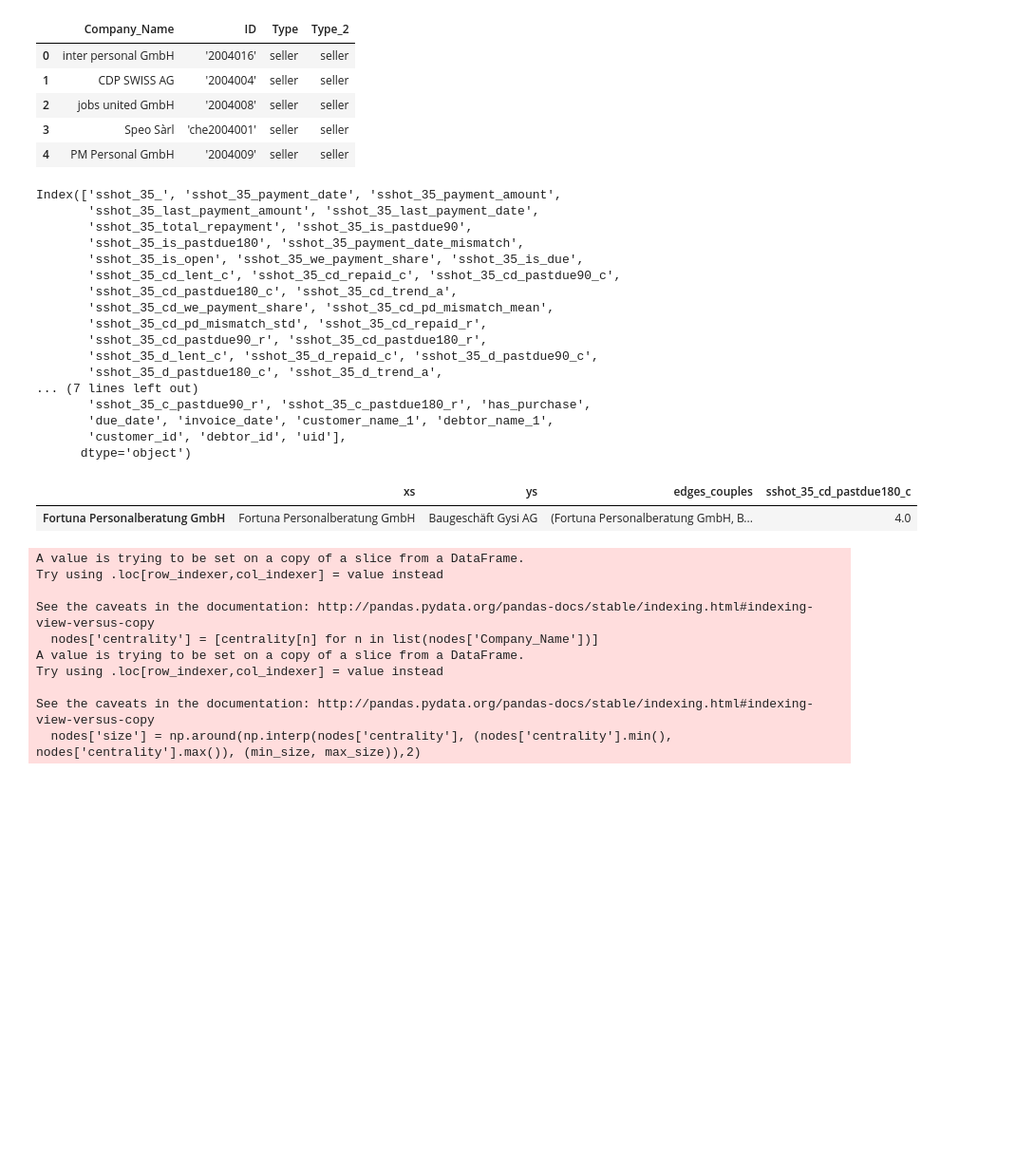
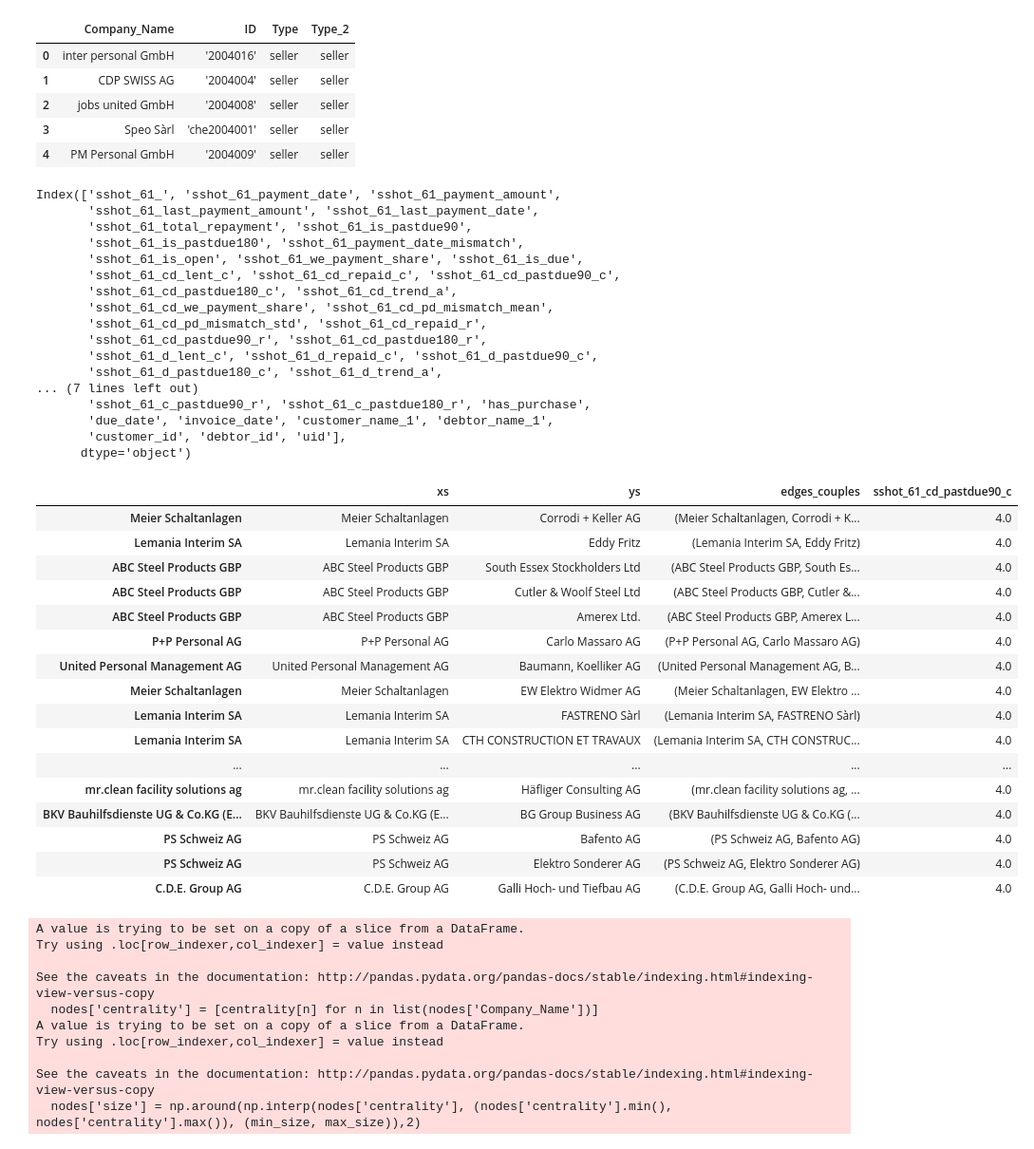
Before and after one commit to davidemariani/networkAnalysisForML, a Jupyter notebook: network_modelling_testing.ipynb, the cells around one changed output. Shown at 95% size. Saved outputs shown, nothing was run; the diff lists cells and outputs as text; code cells hidden in the pictures; blank space fills up the shorter version.

Commit message:
new snapshots dataset created - some new networkx function in network_modelling_testing

```diff
--- a/network_modelling_testing.ipynb
+++ b/network_modelling_testing.ipynb
@@ -26,9 +61,9 @@ inst = pd.read_pickle(datafolder+'snapshots_cd-d-cstats.pkl')
 # %%
 #selecting one snapshot
-snapshot = 'sshot_35_'
-s35 = inst[inst[snapshot]][[c for c in inst.columns if snapshot in c] \
+snapshot = 'sshot_61_'
+s61 = inst[inst[snapshot]][[c for c in inst.columns if snapshot in c] \
                       +['has_purchase', 'due_date', 'invoice_date', 'customer_name_1',
                        'debtor_name_1', 'customer_id', 'debtor_id', 'uid']]
-s35 = s35[s35.has_purchase]
+s61 = s61[s61.has_purchase]
 #s35.transpose()
 # %%
@@ -98,0 +114,16 @@ s35.sshot_35_d_pd_mismatch_std.max()
+# %%
+fields = ['sshot_61_cd_lent_c', 'sshot_61_cd_repaid_c', 'sshot_61_cd_pastdue90_c',
+       'sshot_61_cd_pastdue180_c', 'sshot_61_cd_trend_a',
+       'sshot_61_cd_we_payment_share', 'sshot_61_cd_pd_mismatch_mean',
+       'sshot_61_cd_pd_mismatch_std', 'sshot_61_cd_repaid_r',
+       'sshot_61_cd_pastdue90_r', 'sshot_61_cd_pastdue180_r',
+       'sshot_61_d_lent_c', 'sshot_61_d_repaid_c', 'sshot_61_d_pastdue90_c',
+       'sshot_61_d_pastdue180_c', 'sshot_61_d_trend_a',
+       'sshot_61_d_we_payment_share', 'sshot_61_d_pd_mismatch_mean',
+       'sshot_61_d_pd_mismatch_std', 'sshot_61_d_repaid_r',
+       'sshot_61_d_pastdue90_r', 'sshot_61_d_pastdue180_r',
+       'sshot_61_c_lent_c', 'sshot_61_c_repaid_c', 'sshot_61_c_pastdue90_c',
+       'sshot_61_c_pastdue180_c', 'sshot_61_c_trend_a',
+       'sshot_61_c_we_payment_share', 'sshot_61_c_pd_mismatch_mean',
+       'sshot_61_c_pd_mismatch_std', 'sshot_61_c_repaid_r',
+       'sshot_61_c_pastdue90_r', 'sshot_61_c_pastdue180_r']
@@ -99,5 +134,5 @@ s35.sshot_35_d_pd_mismatch_std.max()
 # %%
-dtemp = prepare_connections(s35, fields = fields)
+dtemp = prepare_connections(s61, fields = fields)
 # %%
 dtemp.sshot_35_d_pd_mismatch_std.max()
 # %% [output]
@@ -135,32 +170,47 @@ nodes.head()
 | 3 | Speo Sàrl | 'che2004001' | seller | seller |
 | 4 | PM Personal GmbH | '2004009' | seller | seller |
 # %%
-s35.columns
+s61.columns
 # %% [output]
-Index(['sshot_35_', 'sshot_35_payment_date', 'sshot_35_payment_amount',
-       'sshot_35_last_payment_amount', 'sshot_35_last_payment_date',
-       'sshot_35_total_repayment', 'sshot_35_is_pastdue90',
-       'sshot_35_is_pastdue180', 'sshot_35_payment_date_mismatch',
-       'sshot_35_is_open', 'sshot_35_we_payment_share', 'sshot_35_is_due',
-       'sshot_35_cd_lent_c', 'sshot_35_cd_repaid_c', 'sshot_35_cd_pastdue90_c',
-       'sshot_35_cd_pastdue180_c', 'sshot_35_cd_trend_a',
-       'sshot_35_cd_we_payment_share', 'sshot_35_cd_pd_mismatch_mean',
-       'sshot_35_cd_pd_mismatch_std', 'sshot_35_cd_repaid_r',
-       'sshot_35_cd_pastdue90_r', 'sshot_35_cd_pastdue180_r',
-       'sshot_35_d_lent_c', 'sshot_35_d_repaid_c', 'sshot_35_d_pastdue90_c',
-       'sshot_35_d_pastdue180_c', 'sshot_35_d_trend_a',
+Index(['sshot_61_', 'sshot_61_payment_date', 'sshot_61_payment_amount',
+       'sshot_61_last_payment_amount', 'sshot_61_last_payment_date',
+       'sshot_61_total_repayment', 'sshot_61_is_pastdue90',
+       'sshot_61_is_pastdue180', 'sshot_61_payment_date_mismatch',
+       'sshot_61_is_open', 'sshot_61_we_payment_share', 'sshot_61_is_due',
+       'sshot_61_cd_lent_c', 'sshot_61_cd_repaid_c', 'sshot_61_cd_pastdue90_c',
+       'sshot_61_cd_pastdue180_c', 'sshot_61_cd_trend_a',
+       'sshot_61_cd_we_payment_share', 'sshot_61_cd_pd_mismatch_mean',
+       'sshot_61_cd_pd_mismatch_std', 'sshot_61_cd_repaid_r',
+       'sshot_61_cd_pastdue90_r', 'sshot_61_cd_pastdue180_r',
+       'sshot_61_d_lent_c', 'sshot_61_d_repaid_c', 'sshot_61_d_pastdue90_c',
+       'sshot_61_d_pastdue180_c', 'sshot_61_d_trend_a',
 ... (7 lines left out)
-       'sshot_35_c_pastdue90_r', 'sshot_35_c_pastdue180_r', 'has_purchase',
+       'sshot_61_c_pastdue90_r', 'sshot_61_c_pastdue180_r', 'has_purchase',
        'due_date', 'invoice_date', 'customer_name_1', 'debtor_name_1',
        'customer_id', 'debtor_id', 'uid'],
       dtype='object')
 # %%
-edges = create_edges_df(dtemp, fields = ['sshot_35_cd_pastdue180_c'])
+edges = create_edges_df(dtemp, fields = ['sshot_61_cd_pastdue90_c'])
 # %%
-edges[edges.sshot_35_cd_pastdue180_c==4]
+edges[edges.sshot_61_cd_pastdue90_c==4]
 # %% [output]
-|  | xs | ys | edges_couples | sshot_35_cd_pastdue180_c |
-| Fortuna Personalberatung GmbH | Fortuna Personalberatung GmbH | Baugeschäft Gysi AG | (Fortuna Personalberatung GmbH, B... | 4.0 |
+|  | xs | ys | edges_couples | sshot_61_cd_pastdue90_c |
+| Meier Schaltanlagen | Meier Schaltanlagen | Corrodi + Keller AG | (Meier Schaltanlagen, Corrodi + K... | 4.0 |
+| Lemania Interim SA | Lemania Interim SA | Eddy Fritz | (Lemania Interim SA, Eddy Fritz) | 4.0 |
+| ABC Steel Products GBP | ABC Steel Products GBP | South Essex Stockholders Ltd | (ABC Steel Products GBP, South Es... | 4.0 |
+| ABC Steel Products GBP | ABC Steel Products GBP | Cutler & Woolf Steel Ltd | (ABC Steel Products GBP, Cutler &... | 4.0 |
+| ABC Steel Products GBP | ABC Steel Products GBP | Amerex Ltd. | (ABC Steel Products GBP, Amerex L... | 4.0 |
+| P+P Personal AG | P+P Personal AG | Carlo Massaro AG | (P+P Personal AG, Carlo Massaro AG) | 4.0 |
+| United Personal Management AG | United Personal Management AG | Baumann, Koelliker AG | (United Personal Management AG, B... | 4.0 |
+| Meier Schaltanlagen | Meier Schaltanlagen | EW Elektro Widmer AG | (Meier Schaltanlagen, EW Elektro ... | 4.0 |
+| Lemania Interim SA | Lemania Interim SA | FASTRENO Sàrl | (Lemania Interim SA, FASTRENO Sàrl) | 4.0 |
+| Lemania Interim SA | Lemania Interim SA | CTH CONSTRUCTION ET TRAVAUX | (Lemania Interim SA, CTH CONSTRUC... | 4.0 |
+| ... | ... | ... | ... | ... |
+| mr.clean facility solutions ag | mr.clean facility solutions ag | Häfliger Consulting AG | (mr.clean facility solutions ag, ... | 4.0 |
+| BKV Bauhilfsdienste UG & Co.KG (E... | BKV Bauhilfsdienste UG & Co.KG (E... | BG Group Business AG | (BKV Bauhilfsdienste UG & Co.KG (... | 4.0 |
+| PS Schweiz AG | PS Schweiz AG | Bafento AG | (PS Schweiz AG, Bafento AG) | 4.0 |
+| PS Schweiz AG | PS Schweiz AG | Elektro Sonderer AG | (PS Schweiz AG, Elektro Sonderer AG) | 4.0 |
+| C.D.E. Group AG | C.D.E. Group AG | Galli Hoch- und Tiefbau AG | (C.D.E. Group AG, Galli Hoch- und... | 4.0 |
 # %%
 n, edges, nodes = create_network(edges, nodes)
 # %% [output]
```
Also changed, not shown: parts of 19 cells of this notebook, 1 other file.
